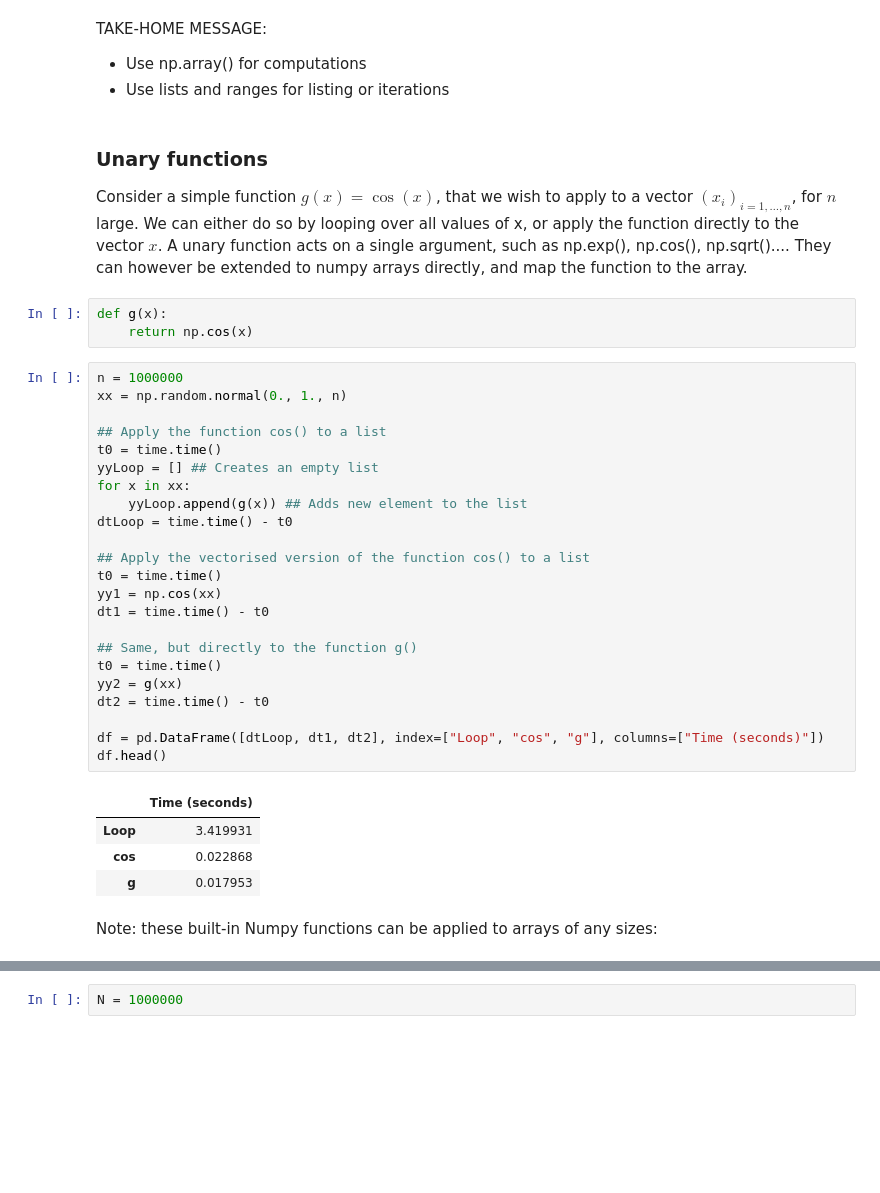
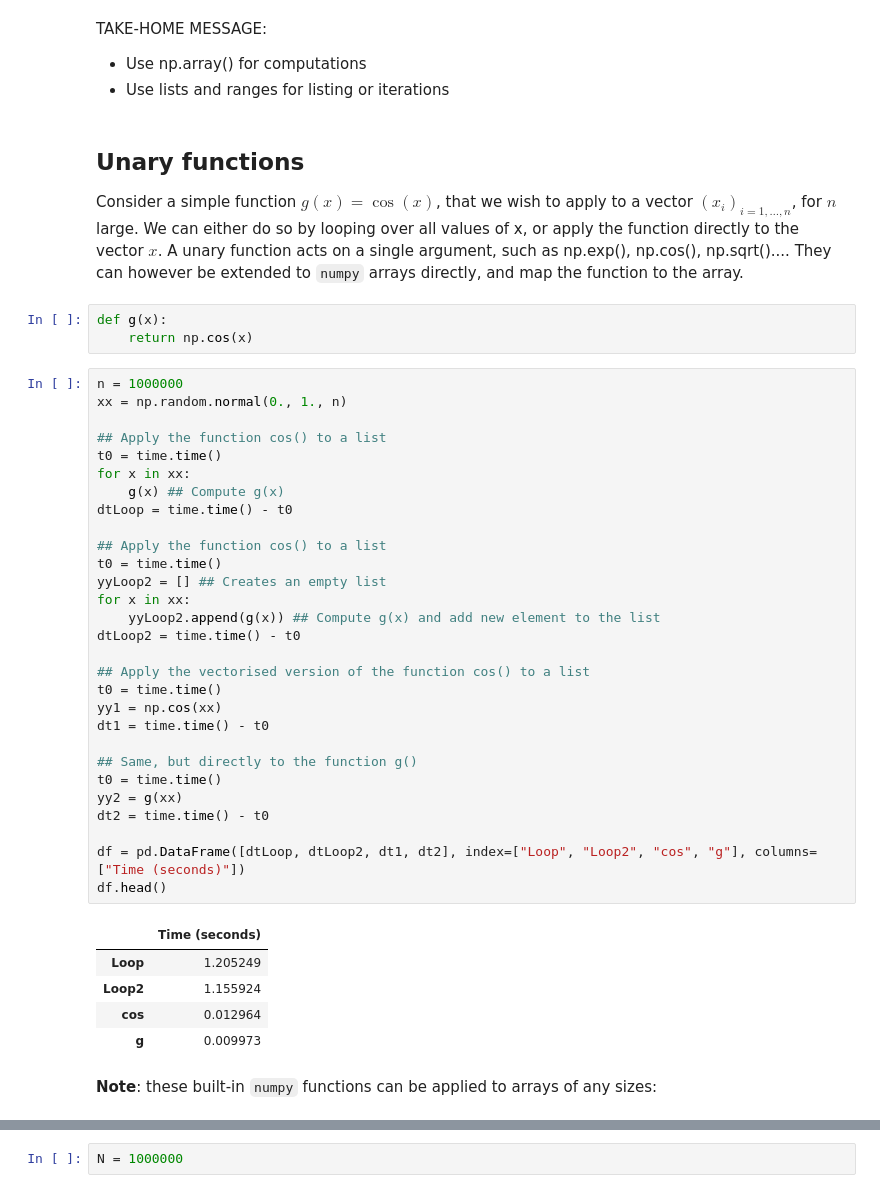
Before and after one commit to JackJacquier/python-for-finance, a Jupyter notebook: Session-2-Financial_Computing/Session 2 - Financial Computing.ipynb, the cells around one changed output, grey strips where cells are left out. Cells and saved outputs as stored; diff of their text form; blank space fills up the shorter version.

```diff
--- a/Session-2-Financial_Computing/Session 2 - Financial Computing.ipynb
+++ b/Session-2-Financial_Computing/Session 2 - Financial Computing.ipynb
@@ -48,43 +55,50 @@ TAKE-HOME MESSAGE:
 - Use np.array() for computations
 - Use lists and ranges for listing or iterations
 # %% [markdown]
-### Unary functions
+## Unary functions
 
 Consider a simple function $g(x) = \cos(x)$, that we wish to apply to a vector $(x_i)_{i=1,\ldots, n}$, for $n$ large.
 We can either do so by looping over all values of x, or apply the function directly to the vector $x$.
 A unary function acts on a single argument, such as np.exp(), np.cos(), np.sqrt()....
-They can however be extended to numpy arrays directly, and map the function to the array.
+They can however be extended to `numpy` arrays directly, and map the function to the array.
 # %%
 def g(x):
     return np.cos(x)
 # %%
 n = 1000000
 xx = np.random.normal(0., 1., n)
 
 ## Apply the function cos() to a list
 t0 = time.time()
-yyLoop = [] ## Creates an empty list
 for x in xx:
-    yyLoop.append(g(x)) ## Adds new element to the list
+    g(x) ## Compute g(x)
 dtLoop = time.time() - t0
+
+## Apply the function cos() to a list
+t0 = time.time()
+yyLoop2 = [] ## Creates an empty list
+for x in xx:
+    yyLoop2.append(g(x)) ## Compute g(x) and add new element to the list
+dtLoop2 = time.time() - t0
 
 ## Apply the vectorised version of the function cos() to a list
 t0 = time.time()
 yy1 = np.cos(xx)
 dt1 = time.time() - t0
 
 ## Same, but directly to the function g()
 t0 = time.time()
 yy2 = g(xx)
 dt2 = time.time() - t0
 
-df = pd.DataFrame([dtLoop, dt1, dt2], index=["Loop", "cos", "g"], columns=["Time (seconds)"])
+df = pd.DataFrame([dtLoop, dtLoop2, dt1, dt2], index=["Loop", "Loop2", "cos", "g"], columns=["Time (seconds)"])
 df.head()
 # %% [output]
 |  | Time (seconds) |
-| Loop | 3.419931 |
-| cos | 0.022868 |
-| g | 0.017953 |
+| Loop | 1.205249 |
+| Loop2 | 1.155924 |
+| cos | 0.012964 |
+| g | 0.009973 |
 # %% [markdown]
-Note: these built-in Numpy functions can be applied to arrays of any sizes:
+**Note**: these built-in `numpy` functions can be applied to arrays of any sizes:
 # %%
```
Also changed, not shown: parts of 76 cells of this notebook, 1 other file.
